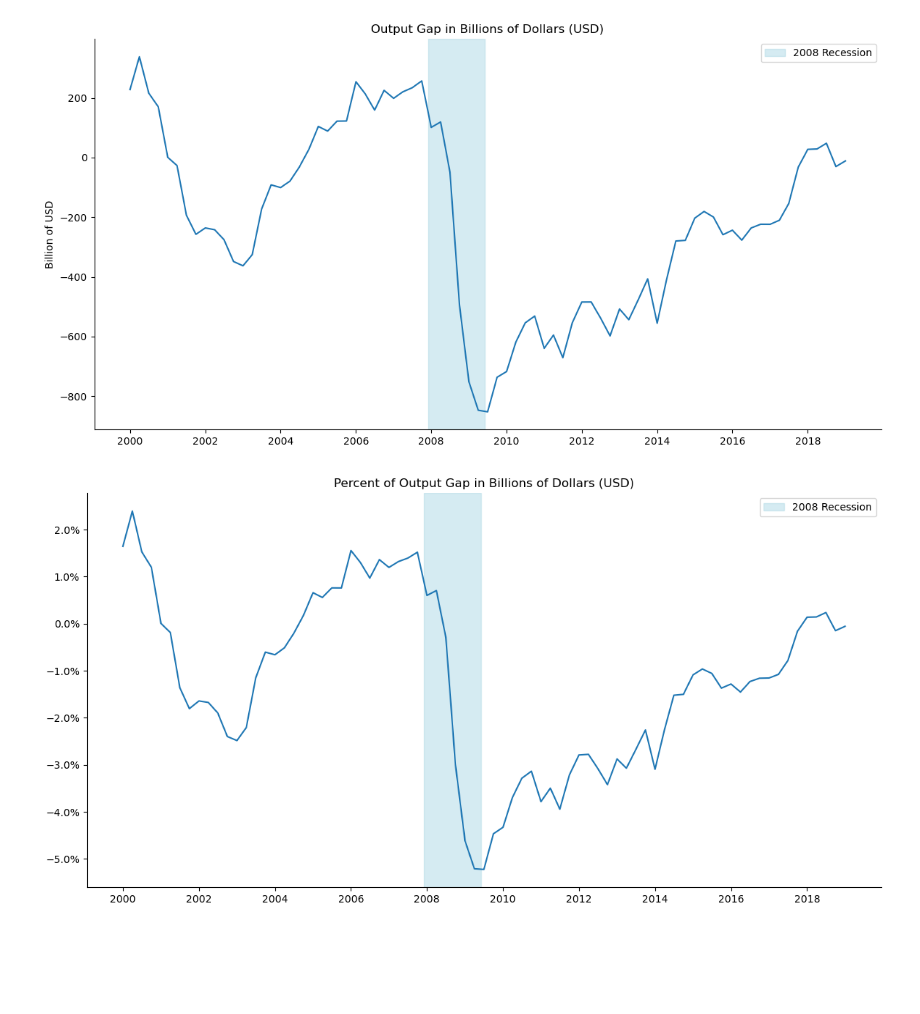
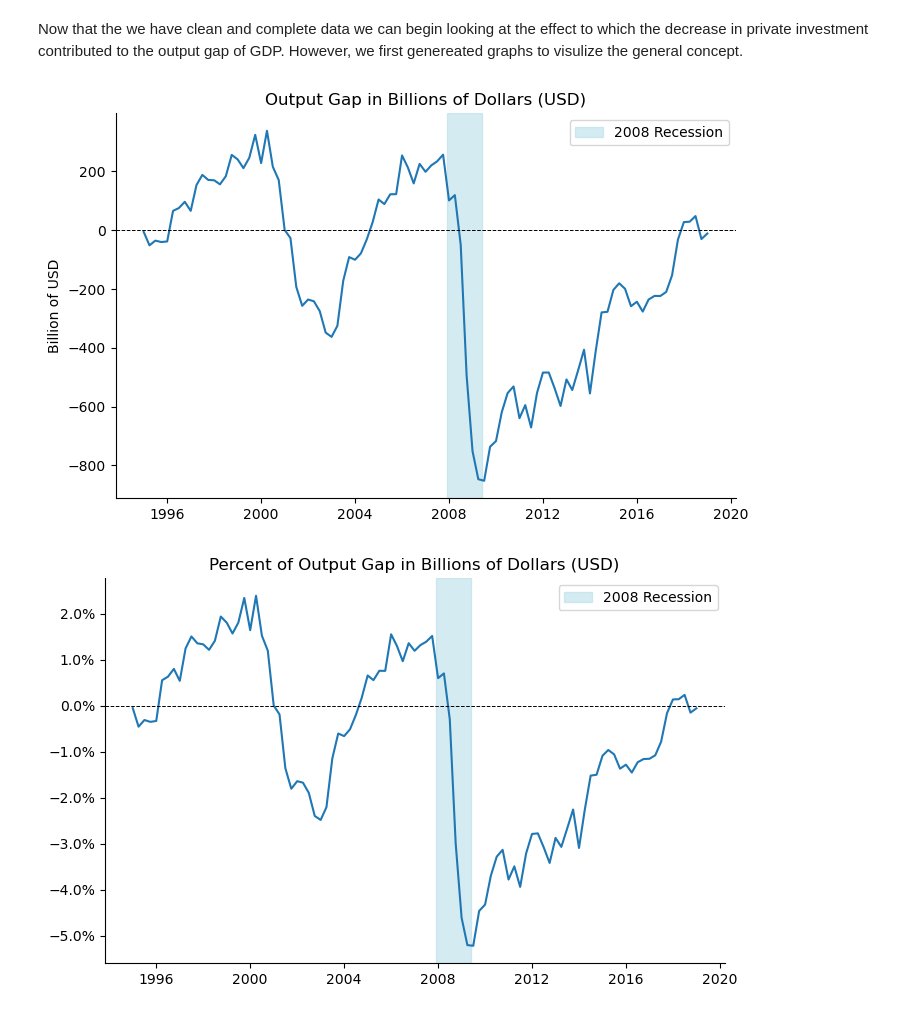
Before and after one commit to linssen2/econ570-project, a Jupyter notebook: output_gap.ipynb, the cells around one changed output. Cells and saved outputs as stored; diff of their text form; code cells hidden in the pictures; blank space fills up the shorter version.

```diff
--- a/output_gap.ipynb
+++ b/output_gap.ipynb
@@ -10,20 +10,22 @@ import pandas_datareader.data as web
 # %%
 # Store needed FRED Codes and better labels, all data in real terms (adjusted for inflation)
-codes = ['GDPPOT', 'GDPC1', 'UNRATE', 'PCEC96', 'GPDIC1', 'IMPGSC1', 'EXPGSC1', 'GCEC1']
-labels = ['real_p_gdp', 'real_gdp', 'ue_rate_monthly', 'real_consum_monthly', 'real_pi', 'real_im','real_ex', 'real_gov_exp']
+codes = ['GDPPOT', 'GDPC1', 'UNRATE', 'PCEC96', 'GPDIC1', 'IMPGSC1', 'EXPGSC1', 'GCEC1', 'FEDFUNDS']
+labels = ['real_p_gdp', 'real_gdp', 'ue_rate_monthly', 'real_pce_monthly', 'real_pi', 'real_im','real_ex',
+          'real_gov_exp','fed_funds_rate_m']
 
 # Import data from FRED
-fred = web.DataReader(codes,'fred', start='01-01-2000',end='01-01-2019').set_axis(labels, axis=1)
+fred = web.DataReader(codes,'fred', start='01-01-1995',end='01-01-2019').set_axis(labels, axis=1)
 
 # Compute Net Exports, and change consumption and unemployment rate from monthly to quarterly
 fred['real_net_ex'] = fred['real_ex'] - fred['real_im']
-fred['real_consum'] = fred['real_consum_monthly'].resample('QS').mean()
+fred['real_pce'] = fred['real_pce_monthly'].resample('QS').mean()
 fred['ue_rate'] = fred['ue_rate_monthly'].resample('QS').mean()
+fred['fed_funds_rate'] = fred['fed_funds_rate_m'].resample('QS').mean()
 
-# Create df with monthly data (unemployment and consumption)
-ue_consum_m = fred[['ue_rate_monthly','real_consum_monthly']]
+# Create df with monthly data (unemployment and consumption, federal funds rate)
+data_m = fred[['ue_rate_monthly','real_pce_monthly','fed_funds_rate_m']]
 
 # Create df with all quarterly data (all variables)
-data_q = fred.drop(columns=['ue_rate_monthly','real_consum_monthly']).dropna(how='all')
+data_q = fred.drop(columns=['ue_rate_monthly','real_pce_monthly', 'fed_funds_rate_m']).dropna(how='all')
 data_q.head()
 # %% [output]
@@ -36,0 +47,6 @@ data_q.head()
+# %%
+# Calculate GDP with various components (C+I+G+NX)
+data_q['calc_real_gdp'] = data_q['real_pce'] + data_q['real_pi'] + data_q['real_gov_exp'] + data_q['real_net_ex']
+
+# Find the difference in calculated GDP and GDP obained from FRED (BEA data)
+data_q['gdp_diff'] = data_q['calc_real_gdp'] - data_q['real_gdp']
@@ -36,0 +81,9 @@ data_q.head()
+# %%
+# Calculate Real Personal Conumption and combine with the previous series of real_pce
+data_q_pre07 = data_q[data_q.index < '2007']
+pce_pre07 = data_q_pre07['real_gdp'] - data_q_pre07['real_pi'] - data_q_pre07['real_gov_exp'] - data_q_pre07['real_net_ex']
+data_q['real_pce'] = data_q['real_pce'].combine_first(pce_pre07)
+
+# Recalculate calculated gdp and gdp difference
+data_q['calc_real_gdp'] = data_q['real_pce'] + data_q['real_pi'] + data_q['real_gov_exp'] + data_q['real_net_ex']
+data_q['gdp_diff'] = data_q['calc_real_gdp'] - data_q['real_gdp']
@@ -37,37 +103,34 @@ data_q.head()
+# %% [markdown]
+Now that the we have clean and complete data we can begin looking at the effect to which the decrease in private investment contributed to the output gap of GDP. However, we first genereated graphs to visulize the general concept.
 # %%
 # Compute Output Gap (net difference and % difference)
 
 data_q['net_outgap'] = data_q['real_gdp'] - data_q['real_p_gdp']
 data_q['pct_outgap'] = (data_q['real_gdp'] - data_q['real_p_gdp'])/data_q['real_gdp'] * 100
 # %%
-import matplotlib.ticker as mtick
-
-fig, ax = plt.subplots(1, 1, figsize=(14, 7))
+fig, ax = plt.subplots(figsize=(8,5))
 
 ax.plot(data_q.index, data_q['net_outgap'])
 ax.axvspan('2007-12', '2009-06', color='lightblue', alpha=0.5, label='2008 Recession')
-# ax.yaxis.set_major_formatter(mtick.PercentFormatter())
-
 ax.set_title('Output Gap in Billions of Dollars (USD)')
 ax.set_ylabel('Billion of USD')
+ax.axhline(ls='--', color='black', lw=0.7)
 ax.legend()
 sns.despine()
 plt.show()
 # %% [output]
-[figure, old version]
+[figure, new version]
 # %%
-import matplotlib.ticker as mtick
-
-fig, ax = plt.subplots(1, 1, figsize=(14, 7))
+fig, ax = plt.subplots(1, 1, figsize=(8,5))
 
 ax.plot(data_q.index, data_q['pct_outgap'])
 ax.axvspan('2007-12', '2009-06', color='lightblue', alpha=0.5, label='2008 Recession')
 ax.yaxis.set_major_formatter(mtick.PercentFormatter())
 ax.set_title('Percent of Output Gap in Billions of Dollars (USD)')
-
+ax.axhline(ls='--', color='black', lw=0.7)
 ax.legend()
 sns.despine()
 plt.show()
 # %% [output]
-[figure, old version]
+[figure, new version]
 # %%
```
Also changed, not shown: parts of 22 cells of this notebook.
